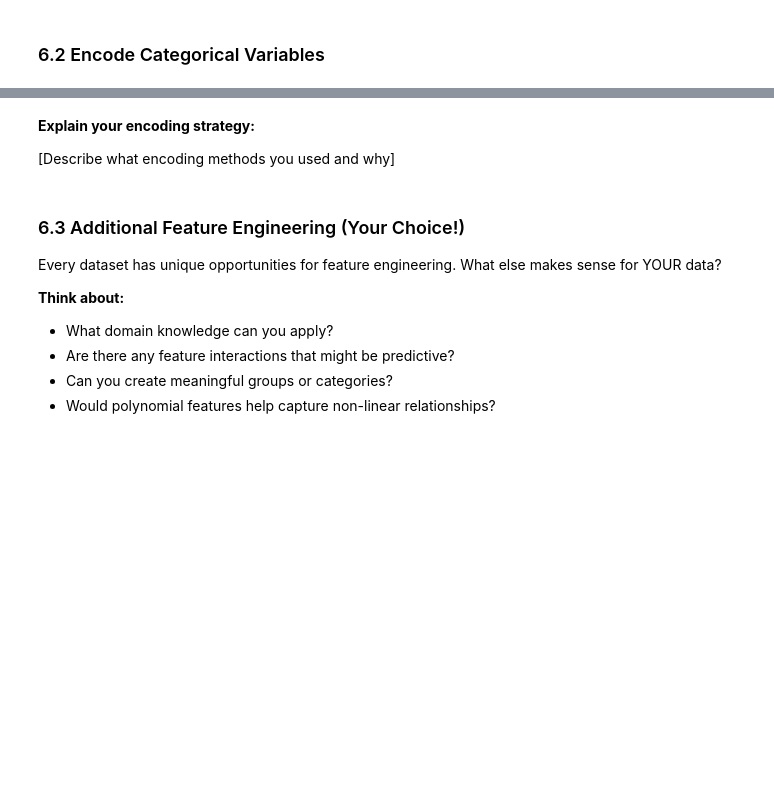
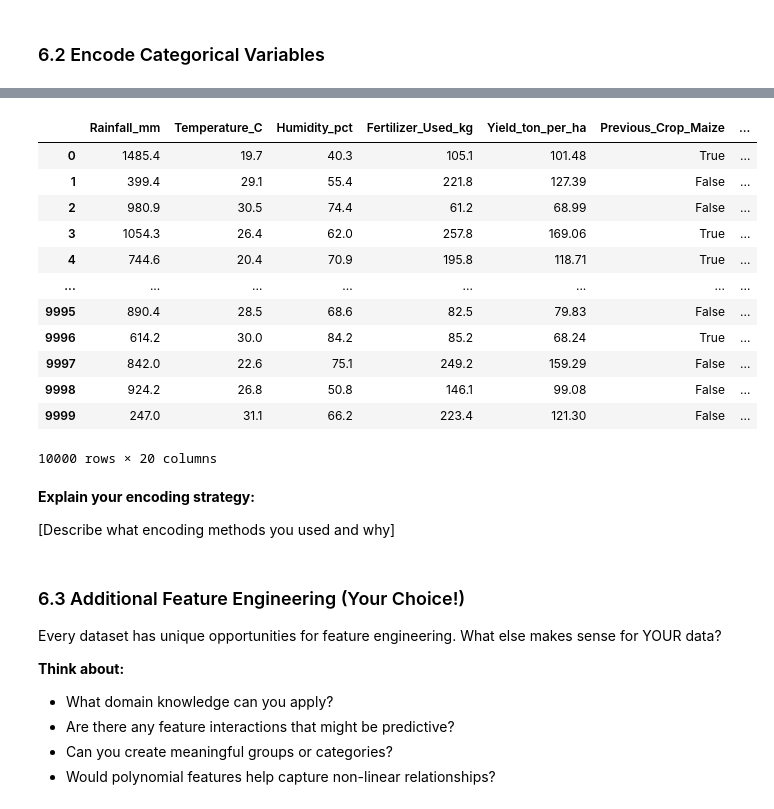
Before and after one commit to fsa-aiml-2511/individual-capstone-wesleyhouk-gif, a Jupyter notebook: notebooks/01_problem_statement_and_eda.ipynb, the cells around one changed output, grey strips where cells are left out. Cells and saved outputs as stored; diff of their text form; code cells hidden in the pictures; blank space fills up the shorter version.

```diff
--- a/notebooks/01_problem_statement_and_eda.ipynb
+++ b/notebooks/01_problem_statement_and_eda.ipynb
@@ -660,9 +803,9 @@ print(f"\n4. Low variance (>95% same value): {low_variance}")
 # IMPORTANT: Don't just copy all suggestions - think about each one!
 
 columns_to_drop = [
-    # Add column names to drop here, e.g.:
-    # 'id',
-    # 'url',
+    "Soil_pH",
+    "Pesticides_Used_kg",
+    "Planting_Density"
 ]
 
 if columns_to_drop:
@@ -687,3 +833,8 @@ else:
 # 4. Print how many duplicates were removed
 
 # YOUR CODE HERE:
+length_before = len(df_clean)
+df_clean = df_clean.drop_duplicates()
+length_after = len(df_clean)
+
+print(f"Before: {length_before}, After: {length_after}, number removed: {length_before - length_after}")
@@ -710,6 +866,9 @@ print(missing_now)
 # df_clean = df_clean.dropna(subset=[TARGET])  # Don't predict with missing target!
 
 # YOUR CODE HERE:
+
+df_clean['Irrigation'] = df_clean['Irrigation'].fillna('Unknown')
+df_clean['Previous_Crop'] = df_clean['Previous_Crop'].fillna('Unknown')
 # %%
 # Verify missing values are handled
 remaining_missing = df_clean.isnull().sum().sum()
@@ -824,3 +1005,12 @@ Think about what would help YOUR specific prediction problem!
 # Store in: cat_cols
 
 # YOUR CODE HERE:
+
+cat_cols = df_clean.select_dtypes(include=['object', 'category'])
+for col in cat_cols:
+    print(f"Column name: {col}")
+    print(f"Number of unique values: {df_clean[col].nunique()}")
+    if df_clean[col].nunique() <= 10:
+        print("one hot encoding")
+    else:
+        print("consider label encoding or dropping")
@@ -827,22 +1033,41 @@ Think about what would help YOUR specific prediction problem!
 # %%
 # Encode categorical variables
 # TODO: Add your encoding code here
 #
 # STRATEGIES:
 # - One-hot encoding: for low cardinality (< 10 unique values)
 # - Label encoding: for ordinal data or high cardinality
 # - Target encoding: advanced technique (be careful of data leakage)
 #
 # Examples:
 # One-hot encoding:
 # df_clean = pd.get_dummies(df_clean, columns=['category_col'], drop_first=True)
 #
 # Label encoding:
 # from sklearn.preprocessing import LabelEncoder
 # le = LabelEncoder()
 # df_clean['encoded_col'] = le.fit_transform(df_clean['category_col'])
 
 # YOUR CODE HERE:
+
+for col in cat_cols:
+    df_enc = pd.get_dummies(df_clean, col, drop_first=True)
+
+df_clean = df_enc
+# %% [output]
+|  | Rainfall_mm | Temperature_C | Humidity_pct | Fertilizer_Used_kg | Yield_ton_per_ha | Previous_Crop_Maize | ... |
+| 0 | 1485.4 | 19.7 | 40.3 | 105.1 | 101.48 | True | ... |
+| 1 | 399.4 | 29.1 | 55.4 | 221.8 | 127.39 | False | ... |
+| 2 | 980.9 | 30.5 | 74.4 | 61.2 | 68.99 | False | ... |
+| 3 | 1054.3 | 26.4 | 62.0 | 257.8 | 169.06 | True | ... |
+| 4 | 744.6 | 20.4 | 70.9 | 195.8 | 118.71 | True | ... |
+| ... | ... | ... | ... | ... | ... | ... | ... |
+| 9995 | 890.4 | 28.5 | 68.6 | 82.5 | 79.83 | False | ... |
+| 9996 | 614.2 | 30.0 | 84.2 | 85.2 | 68.24 | True | ... |
+| 9997 | 842.0 | 22.6 | 75.1 | 249.2 | 159.29 | False | ... |
+| 9998 | 924.2 | 26.8 | 50.8 | 146.1 | 99.08 | False | ... |
+| 9999 | 247.0 | 31.1 | 66.2 | 223.4 | 121.30 | False | ... |
+10000 rows × 20 columns
 # %% [markdown]
 **Explain your encoding strategy:**
 
```
Also changed, not shown: parts of 25 cells of this notebook, 1 other file.
